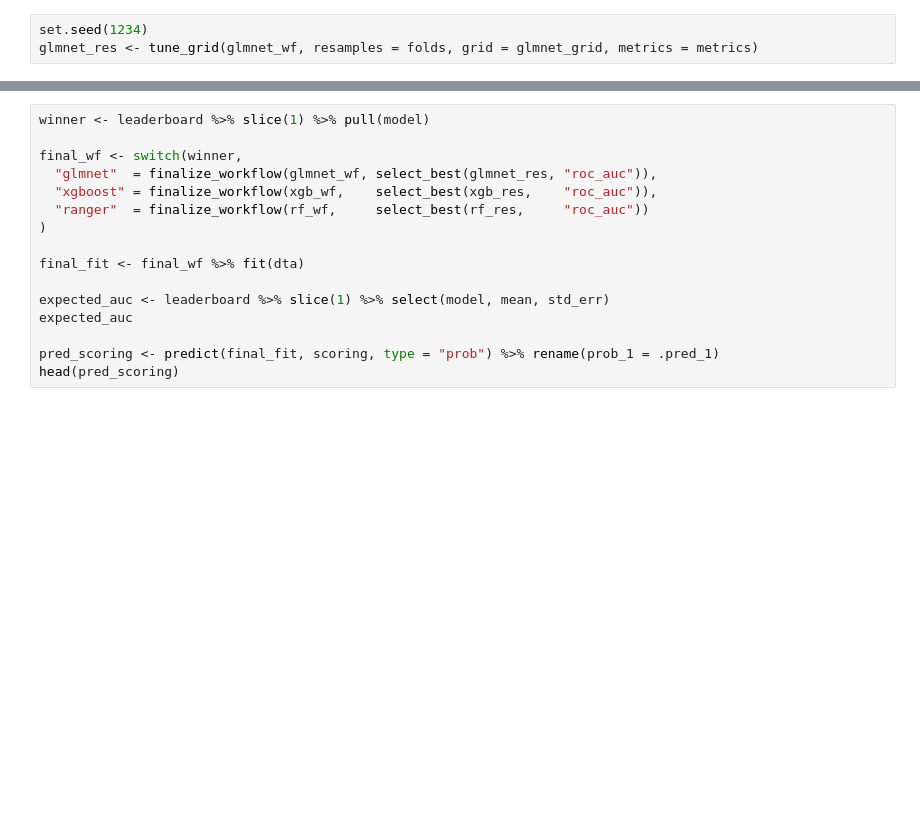
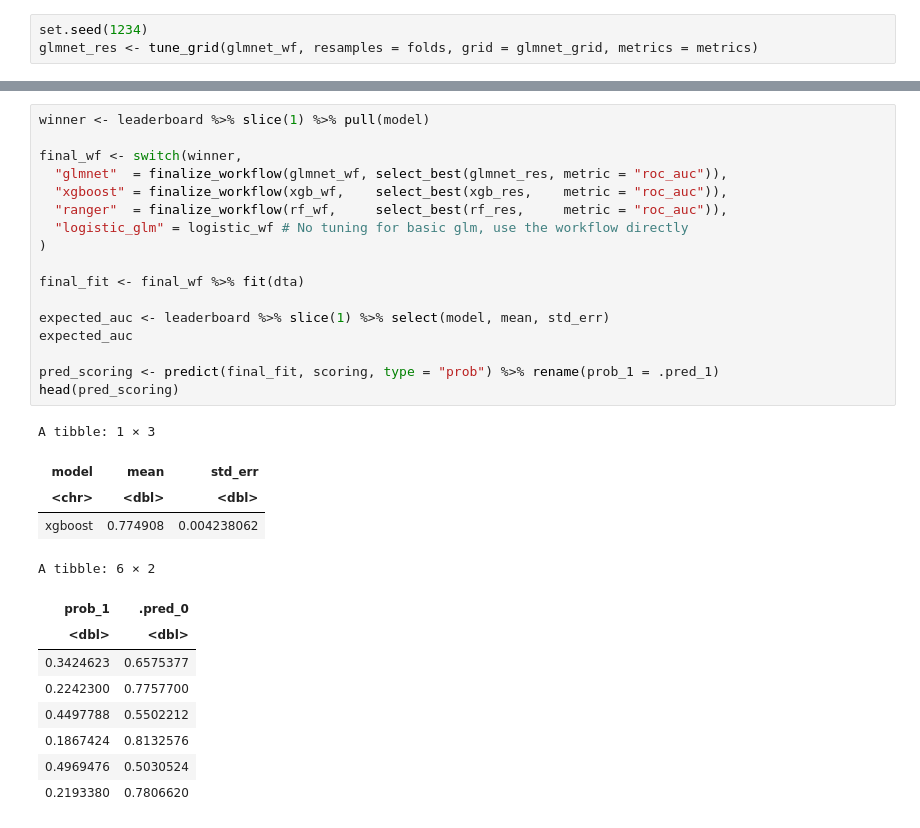
Before and after one commit to arun248751/Life-Insurance-Case-Study, a Jupyter notebook: colab_notebooks/Getting_Started_with_Colab_and_R.ipynb, the cells around one changed output, grey strips where cells are left out. Cells and saved outputs as stored; diff of their text form; blank space fills up the shorter version.

```diff
--- a/colab_notebooks/Getting_Started_with_Colab_and_R.ipynb
+++ b/colab_notebooks/Getting_Started_with_Colab_and_R.ipynb
@@ -771,19 +919,34 @@ leaderboard
 # %%
 winner <- leaderboard %>% slice(1) %>% pull(model)
 
 final_wf <- switch(winner,
-  "glmnet"  = finalize_workflow(glmnet_wf, select_best(glmnet_res, "roc_auc")),
-  "xgboost" = finalize_workflow(xgb_wf,    select_best(xgb_res,    "roc_auc")),
-  "ranger"  = finalize_workflow(rf_wf,     select_best(rf_res,     "roc_auc"))
+  "glmnet"  = finalize_workflow(glmnet_wf, select_best(glmnet_res, metric = "roc_auc")),
+  "xgboost" = finalize_workflow(xgb_wf,    select_best(xgb_res,    metric = "roc_auc")),
+  "ranger"  = finalize_workflow(rf_wf,     select_best(rf_res,     metric = "roc_auc")),
+  "logistic_glm" = logistic_wf # No tuning for basic glm, use the workflow directly
 )
 
 final_fit <- final_wf %>% fit(dta)
 
 expected_auc <- leaderboard %>% slice(1) %>% select(model, mean, std_err)
 expected_auc
 
 pred_scoring <- predict(final_fit, scoring, type = "prob") %>% rename(prob_1 = .pred_1)
 head(pred_scoring)
+# %% [output]
+A tibble: 1 × 3
+| model | mean | std_err |
+| <chr> | <dbl> | <dbl> |
+| xgboost | 0.774908 | 0.004238062 |
+A tibble: 6 × 2
+| prob_1 | .pred_0 |
+| <dbl> | <dbl> |
+| 0.3424623 | 0.6575377 |
+| 0.2242300 | 0.7757700 |
+| 0.4497788 | 0.5502212 |
+| 0.1867424 | 0.8132576 |
+| 0.4969476 | 0.5030524 |
+| 0.2193380 | 0.7806620 |
 # %%
 if (winner == "ranger") {
   fitted <- extract_fit_parsnip(final_fit)$fit
```
Also changed, not shown: parts of 29 cells of this notebook.
